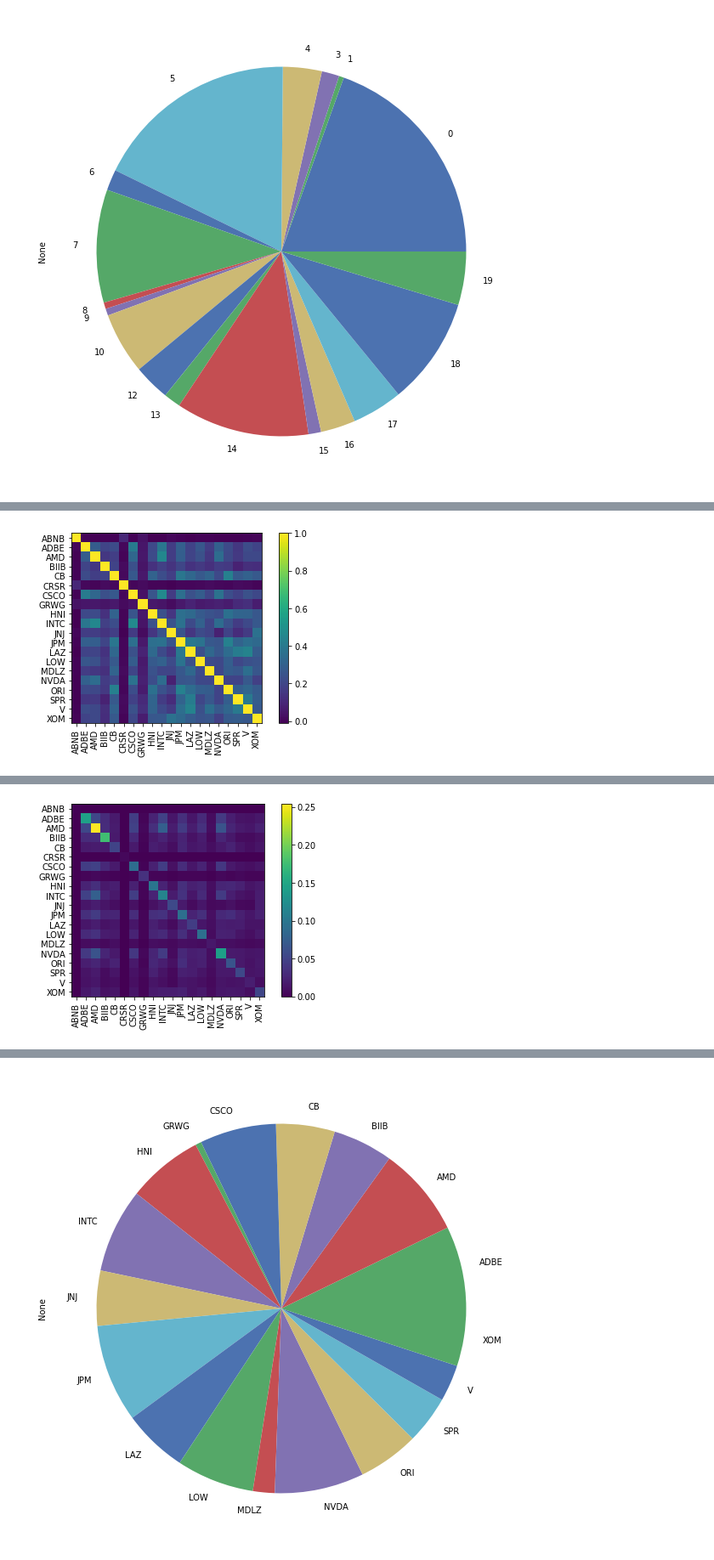
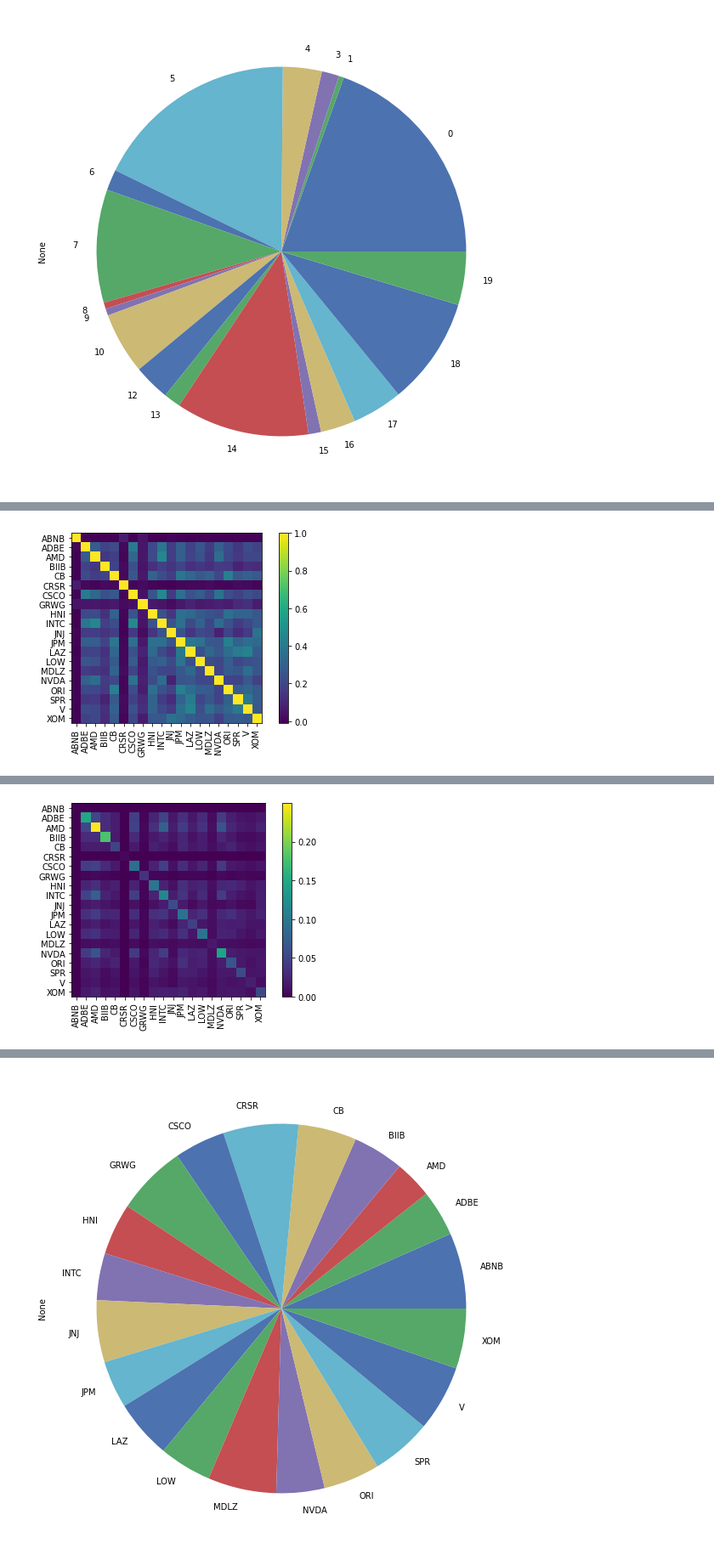
Before and after one commit to Altway/data-acc, a Jupyter notebook: YaourtFinance.ipynb, the cells around one changed output, grey strips where cells are left out. Shown at 85% size. Cells and saved outputs as stored; diff of their text form; code cells hidden in the pictures.

```diff
--- a/YaourtFinance.ipynb
+++ b/YaourtFinance.ipynb
@@ -17,6 +17,8 @@ coins_list = [
 ohlc = yf.download(coins_list, period="max")
 #print(ohlc.keys())
 price_matrix = ohlc["Adj Close"]
+
+market_prices = yf.download("SPY", period="max")["Adj Close"]
 #price_matrix.tail()
 #price_matrix.info()
 
@@ -226,10 +254,10 @@ print(mcaps)
 S = risk_models.CovarianceShrinkage(df).ledoit_wolf()
 print("=== RISK MODEL ====")
 print(S)
-delta = black_litterman.market_implied_risk_aversion(df) # Je trouve le Delta elevé
+delta = black_litterman.market_implied_risk_aversion(market_prices) # Je trouve le Delta elevé
 print("=== DELTA ====")
 print(delta)
-delta = 2.5042720332949346
+#delta = 2.5042720332949346
 
 plotting.plot_covariance(S, plot_correlation=True);
 
@@ -248,6 +276,7 @@ print("=== MARKET PRIOR ====")
 print(market_prior)
 
 market_prior.plot.barh(figsize=(10,5));
+risk_free_rate = 0.01
 
 # Contruction de la view pour estimer
 
@@ -288,6 +317,7 @@ confidences = [
 #bl = BlackLittermanModel(S, pi=market_prior, absolute_views=viewdict, view_confidences=confidences, omega="idzorek", tau=0.05)
 # Optional - Standard deviation confidences
 # Absolute View
+"""
 viewdict = {
     "ABNB": 0.10,
     "V": 0.10,
@@ -310,8 +340,29 @@ viewdict = {
     "JPM": 0.10,
     "LAZ": 0.10,
 }
-
-
+"""
+viewdict = {}
+intervals = []
+double_list = (
+    [{"ABNB": 0.10}, (0, 0.1)],
+    [{"V": 0.10}, (0, 0.1)],
+    [{"AMD": 0.10}, (0, 0.1)],
+    [{"CSCO": 0.10}, (0, 0.1)],
+    [{"HNI": 0.10}, (0, 0.1)],
+)
+for el in double_list:
+    viewdict.update(el[0])
+    intervals.append(el[1])
+"""
+viewdict = {
+    "ABNB": 0.10,
+    "V": 0.10,
+    "AMD": 0.10,
+    "CSCO": 0.10,
+    "HNI": 0.10,
+}
+"""
+"""
 intervals = [
     (0, 0.25),
     (0.1, 0.4),
@@ -334,6 +385,23 @@ intervals = [
     (-0.05, 0.1),
     (0.15, 0.25),
 ]
+"""
+"""
+intervals = [
+    (0, 0.1),
+    (0, 0.1),
+    (0, 0.1),
+    (0, 0.1),
+    (0, 0.1),
+]
+"""
+
+print("==== VIEWDICT =====")
+print(viewdict)
+print("==== INTERVALS =====")
+print(intervals)
+
+
 variances = []
 for lb, ub in intervals:
     sigma = (ub - lb)/2
@@ -356,7 +424,7 @@ bl = BlackLittermanModel(
     risk_aversion=delta,
     omega=omega,
     tau=0.05,
-    risk_free_rate=0.01
+    risk_free_rate=risk_free_rate
 )
 # args de BlackLittermanModel (cov_matrix, pi=None, absolute_views=None, Q=None, P=None, omega=None, view_confidences=None, tau=0.05, risk_aversion=1)
 """
@@ -391,9 +459,18 @@ plotting.plot_covariance(S_bl);
 ### PORTFOLIO ALLOCATION
 
 from pypfopt import EfficientFrontier, objective_functions
+gamma = 1
+broker_fees = 0.001
+
+
+initial_weights = np.array([
+0, 0, 0, 0, 0, 0, 0, 0, 0, 0, 0, 0, 0, 0, 5.11, 9.11, 7.73, 7.85, 5.80, 4.89
+])
 
 ef = EfficientFrontier(ret_bl, S_bl)
-ef.add_objective(objective_functions.L2_reg)
+ef.add_objective(objective_functions.transaction_cost, w_prev=initial_weights, k=broker_fees) # 0.1% broker commission
+ef.add_objective(objective_functions.L2_reg, gamma=gamma)  # default is gamma=1
+
 #ef.max_sharpe() # Pk conflict avec les fonctions de régularisations ?
 ef.min_volatility()
 #bl.bl_weights(delta)
@@ -406,10 +483,20 @@ pd.Series(weights).plot.pie(figsize=(10,10));
 from pypfopt import DiscreteAllocation
 
 capital = 19500
+portfolio_performance = ef.portfolio_performance(verbose=True, risk_free_rate=risk_free_rate)
+expected_annual_return = portfolio_performance[0]
+expected_annual_volatility = portfolio_performance[1]
+expected_sharpe_ratio = portfolio_performance[2]
+print("======================== Expected performance =================")
+print(f"annual return: {expected_annual_return:.3%}")
+print(f"annual volatility: {expected_annual_volatility:.3%}")
+print(f"sharpe ratio: {expected_sharpe_ratio:.3}")
+
 da = DiscreteAllocation(weights, df.iloc[-1], total_portfolio_value=capital)
 alloc, leftover = da.lp_portfolio()
+
+print(alloc)
 print(f"Leftover: ${leftover:.2f}")
-print(alloc)
 # %% [output]
 === PRICES (df) ====
                   ABNB        ADBE        AMD        BIIB          CB  \
@@ -451 +538 @@ dtype: float64
-[figure, old version]
+[figure, new version]
@@ -454 +548 @@ Leftover: $16.65
-[figure, old version]
+[figure, new version]
```
Also changed, not shown: parts of 6 cells of this notebook.
